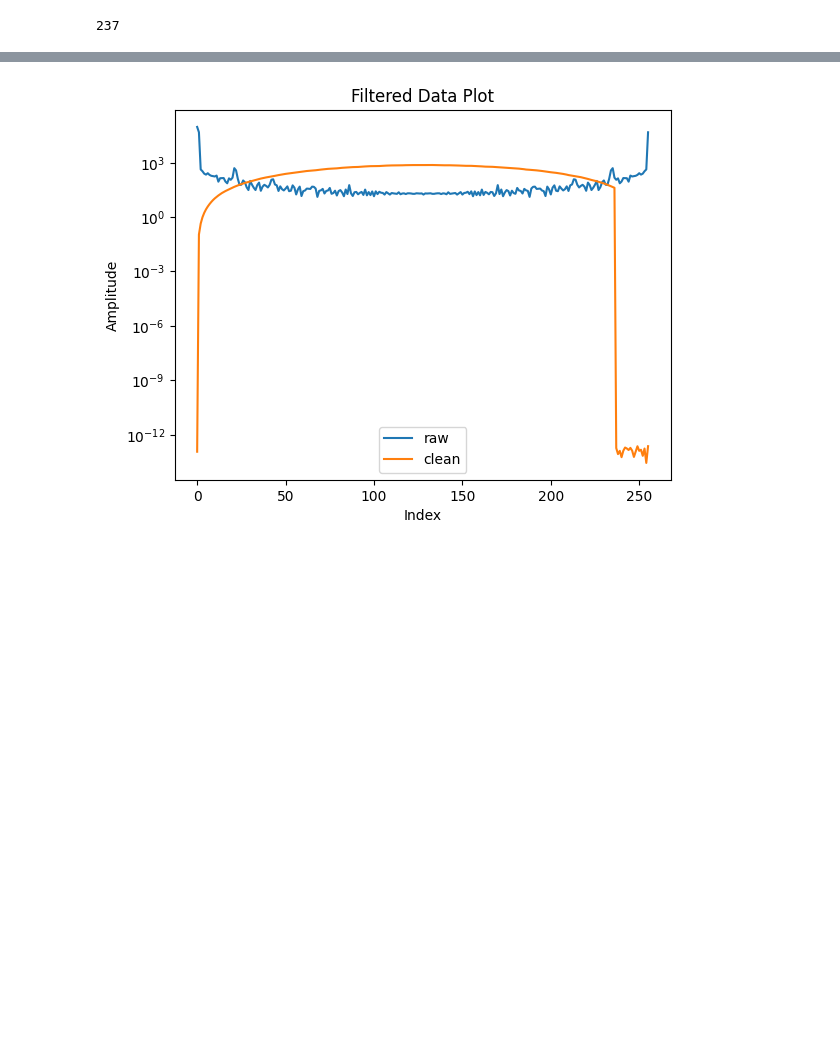
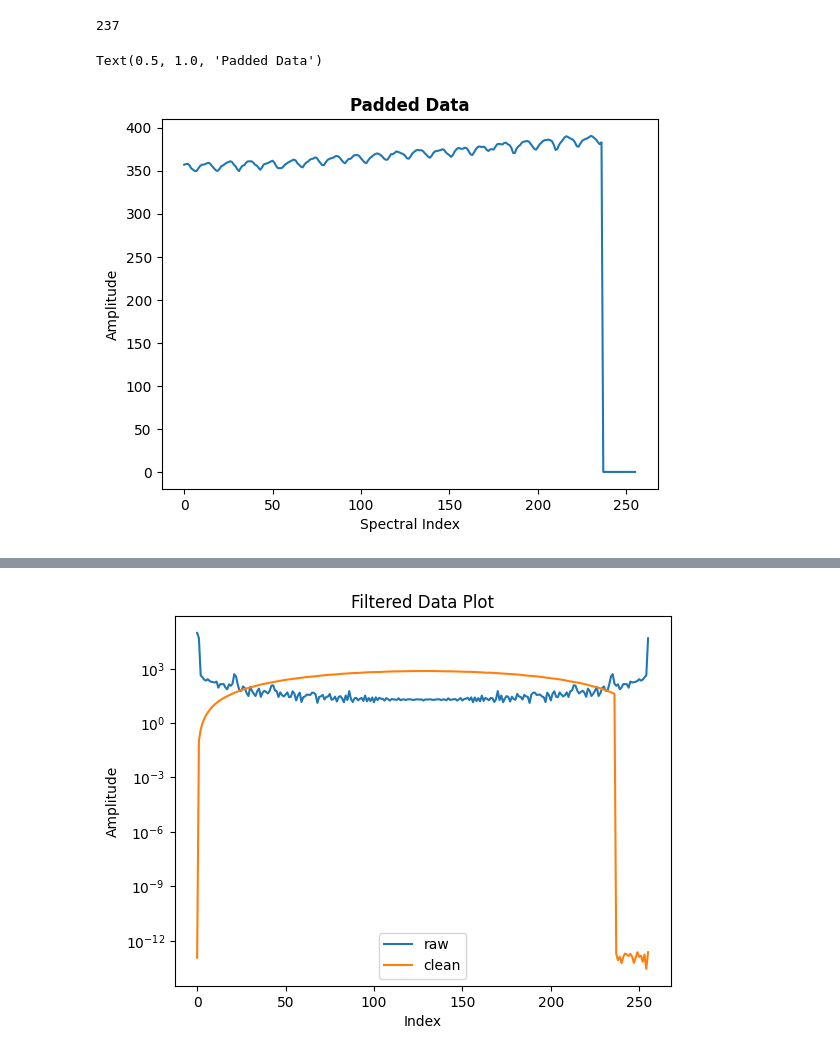
Before and after one commit to ubsuny/23-Homework5G4, a Jupyter notebook: fft_filter.ipynb, the cells around one changed output, grey strips where cells are left out. Drawn from its saved outputs; the diff is of its cells as text; code cells hidden in the pictures; blank space fills up the shorter version.

```diff
--- a/fft_filter.ipynb
+++ b/fft_filter.ipynb
@@ -53,15 +53,22 @@ df['months'] = [m.n for m in (df.index-df.index[0])]  # creating new months colu
 # %%
 # Padding data
 
 y = df['value']
 N = len(y)
 log2N = math.log(N,2)
 next_pow_of_2 = int(log2N) + 1
 if log2N - int(log2N) > 0.0 :
     ypads = np.full( 2**( next_pow_of_2) - N, 0, dtype=np.double)
     y = np.concatenate( (y, ypads) )
 x = np.arange(len(y))
 N = len(y)
+plt.plot(y)
+plt.ylabel('Amplitude')
+plt.xlabel('Spectral Index')
+plt.title('Padded Data', fontweight='bold')
+# %% [output]
+Text(0.5, 1.0, 'Padded Data')
+[figure, added]
 # %%
 # Windowing
 window = 1 - 1 * np.cos(2 * np.pi * x / (len(y) - 1))
```
Also changed, not shown: parts of 3 cells of this notebook.
